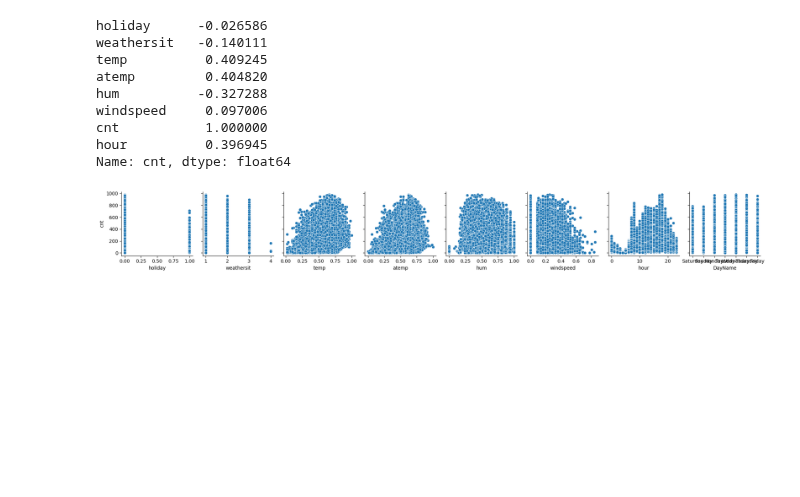
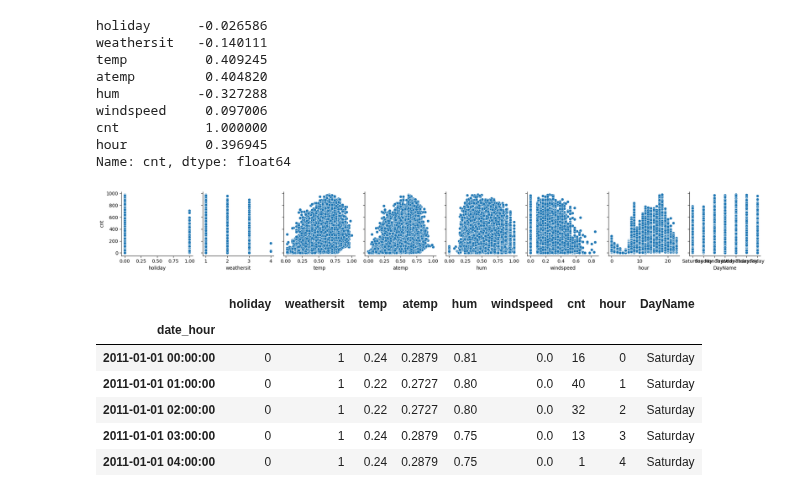
Before and after one commit to JortAkershoek/Machine_Learning, a Jupyter notebook: machine_learning_2.ipynb, the cells around one changed output. Cells and saved outputs as stored; diff of their text form; code cells hidden in the pictures; blank space fills up the shorter version.

```diff
--- a/machine_learning_2.ipynb
+++ b/machine_learning_2.ipynb
@@ -191,0 +198,10 @@ Name: cnt, dtype: float64
+# %%
+dfh_train.dfh.head()
+# %% [output]
+|  | holiday | weathersit | temp | atemp | hum | windspeed | cnt | hour | DayName |
+| date_hour |  |  |  |  |  |  |  |  |  |
+| 2011-01-01 00:00:00 | 0 | 1 | 0.24 | 0.2879 | 0.81 | 0.0 | 16 | 0 | Saturday |
+| 2011-01-01 01:00:00 | 0 | 1 | 0.22 | 0.2727 | 0.80 | 0.0 | 40 | 1 | Saturday |
+| 2011-01-01 02:00:00 | 0 | 1 | 0.22 | 0.2727 | 0.80 | 0.0 | 32 | 2 | Saturday |
+| 2011-01-01 03:00:00 | 0 | 1 | 0.24 | 0.2879 | 0.75 | 0.0 | 13 | 3 | Saturday |
+| 2011-01-01 04:00:00 | 0 | 1 | 0.24 | 0.2879 | 0.75 | 0.0 | 1 | 4 | Saturday |
```
Also changed, not shown: parts of 3 cells of this notebook.
